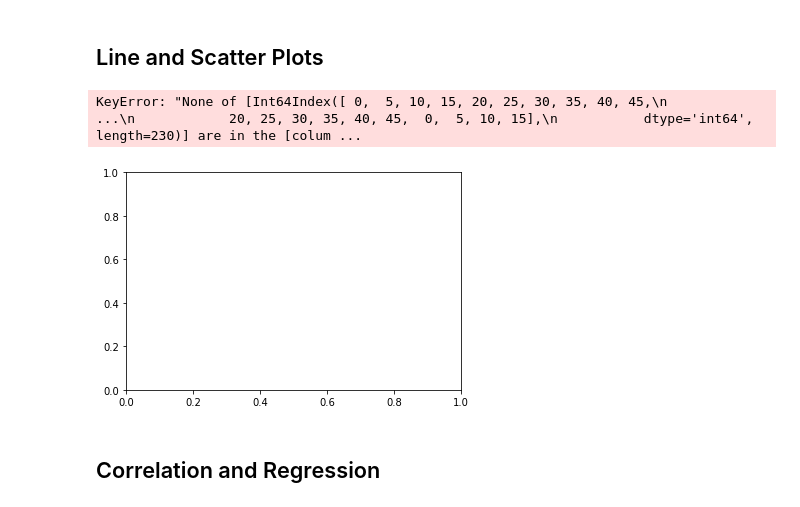
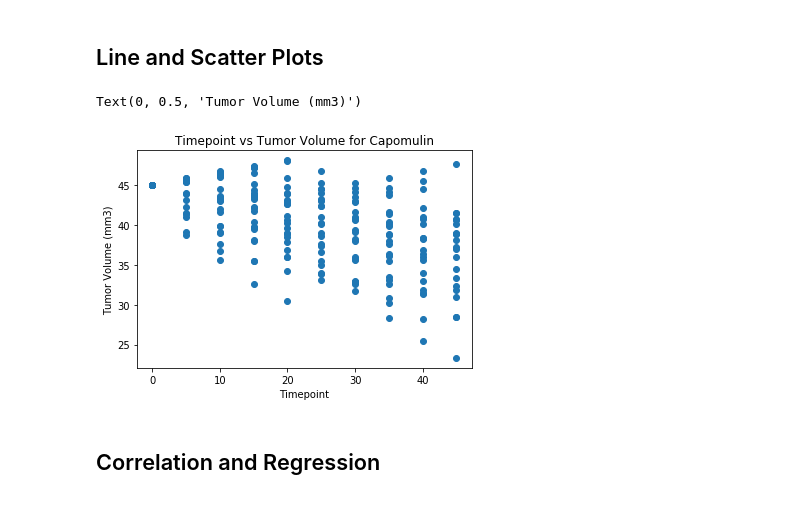
Before and after one commit to msckat11/matplotlib-challenge, a Jupyter notebook: pymaceuticals_starter.ipynb, the cells around one changed output. Cells and saved outputs as stored; diff of their text form; code cells hidden in the pictures.

Commit message:
first scatter done

```diff
--- a/pymaceuticals_starter.ipynb
+++ b/pymaceuticals_starter.ipynb
@@ -289,4 +289,29 @@ tumor_vol_data = []
 # Generate a box plot of the final tumor volume of each mouse across four regimens of interest
 # %% [markdown]
 ## Line and Scatter Plots
+# %%
+# Generate a line plot of time point versus tumor volume for a mouse treated with Capomulin
+clean_index
+
+drug_index = clean_index.set_index("Drug Regimen")
+capomulin_data = drug_index.loc[["Capomulin"], :]
+capomulin_data
+
+cap_time = []
+for value in capomulin_data["Timepoint"]:
+    cap_time.append(value)
+# print(cap_time)
+
+cap_tumor = []
+for value in capomulin_data["Tumor Volume (mm3)"]:
+    cap_tumor.append(value)
+# print(cap_tumor)
+
+plt.scatter(cap_time, cap_tumor)
+plt.title("Timepoint vs Tumor Volume for Capomulin")
+plt.xlabel("Timepoint")
+plt.ylabel("Tumor Volume (mm3)")
+# %% [output]
+Text(0, 0.5, 'Tumor Volume (mm3)')
+[figure, added]
 # %%
@@ -310,8 +319,3 @@ for value in capomulin_data["Tumor Volume (mm3)"]:
-# %%
-scat_dat.plot.scatter(cap_time, cap_tumor)
-# %% [output]
-KeyError: "None of [Int64Index([ 0,  5, 10, 15, 20, 25, 30, 35, 40, 45,\n            ...\n            20, 25, 30, 35, 40, 45,  0,  5, 10, 15],\n           dtype='int64', length=230)] are in the [colum ...
-[figure, removed]
 # %% [markdown]
 ## Correlation and Regression
 # %%
```
Also changed, not shown: parts of 3 cells of this notebook.
